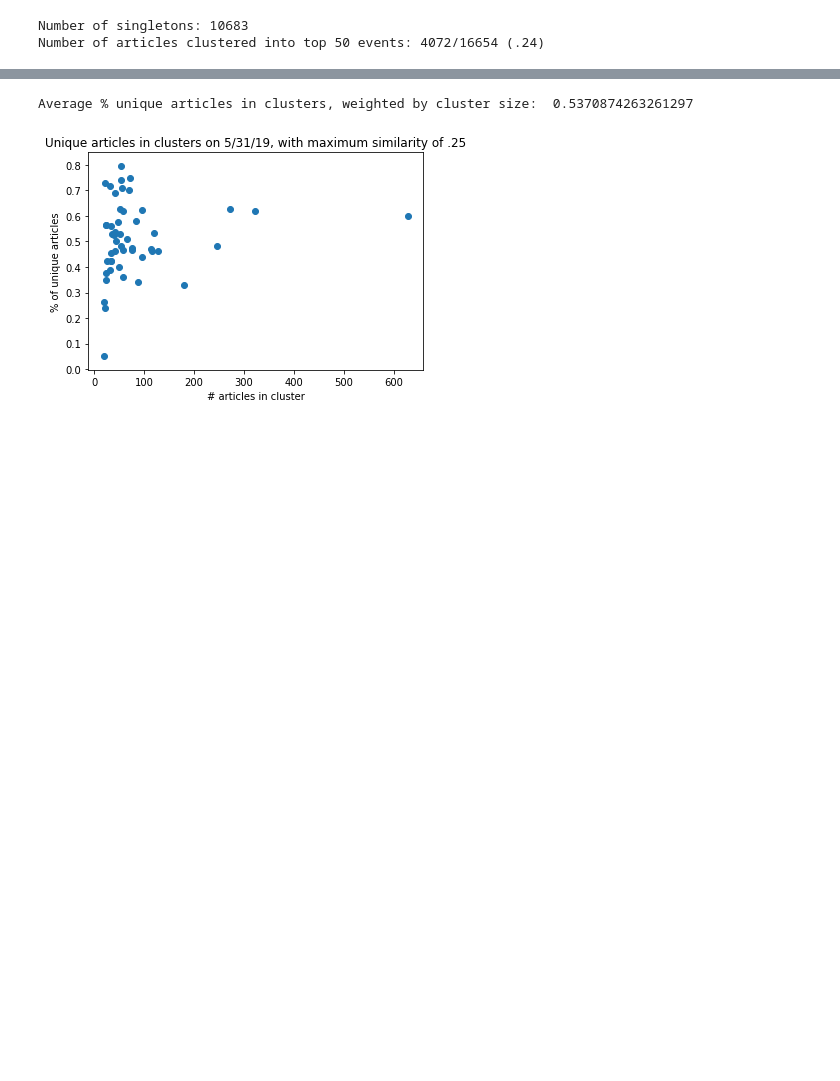
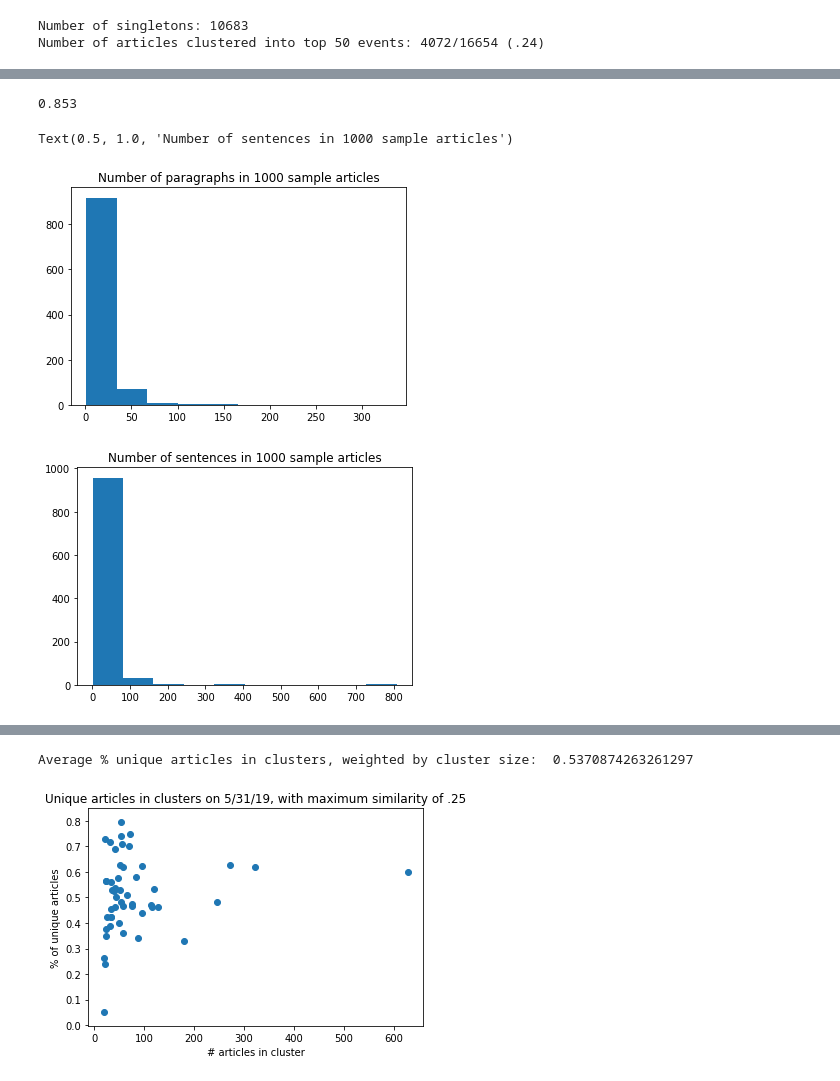
Before and after one commit to asprout/ArticleComparisons, a Jupyter notebook: OneDayDuplicationDetection-190531.ipynb, the cells around one changed output, grey strips where cells are left out. Drawn from its saved outputs; the diff is of its cells as text; code cells hidden in the pictures; blank space fills up the shorter version.

```diff
--- a/OneDayDuplicationDetection-190531.ipynb
+++ b/OneDayDuplicationDetection-190531.ipynb
@@ -139,0 +160,22 @@ print("%s seconds taken" % np.round(time.time() - start, 2))
+# %%
+ac.prop_unique_clusters()
+# %% [output]
+0.853
+# %%
+n = 1000
+sample = article_df.loc[random.sample(range(len(article_df)), n), "id"]
+article_dict = dict_by_ids(article_df, sample)
+
+n_paras = [len(article_dict[id].paragraphs) for id in article_dict.keys()]
+n_sentences = [len(article_dict[id].get_sentences()) for id in article_dict.keys()]
+
+plt.hist(n_paras)
+plt.title("Number of paragraphs in %d sample articles" % n)
+
+plt.figure()
+plt.hist(n_sentences)
+plt.title("Number of sentences in %d sample articles" % n)
+# %% [output]
+Text(0.5, 1.0, 'Number of sentences in 1000 sample articles')
+[figure, added]
+[figure, added]
```
Also changed, not shown: parts of 7 cells of this notebook, 1 other file.
